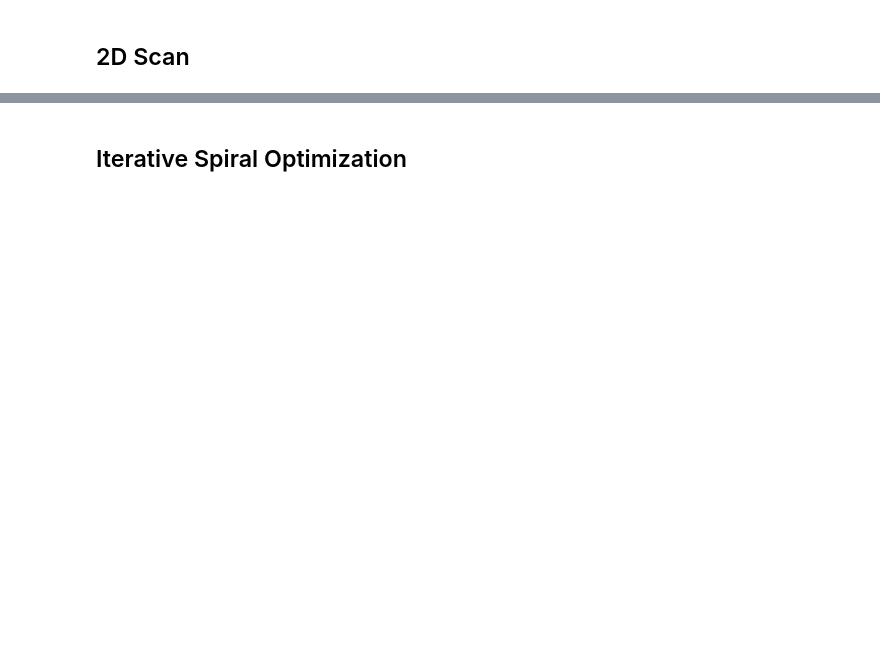
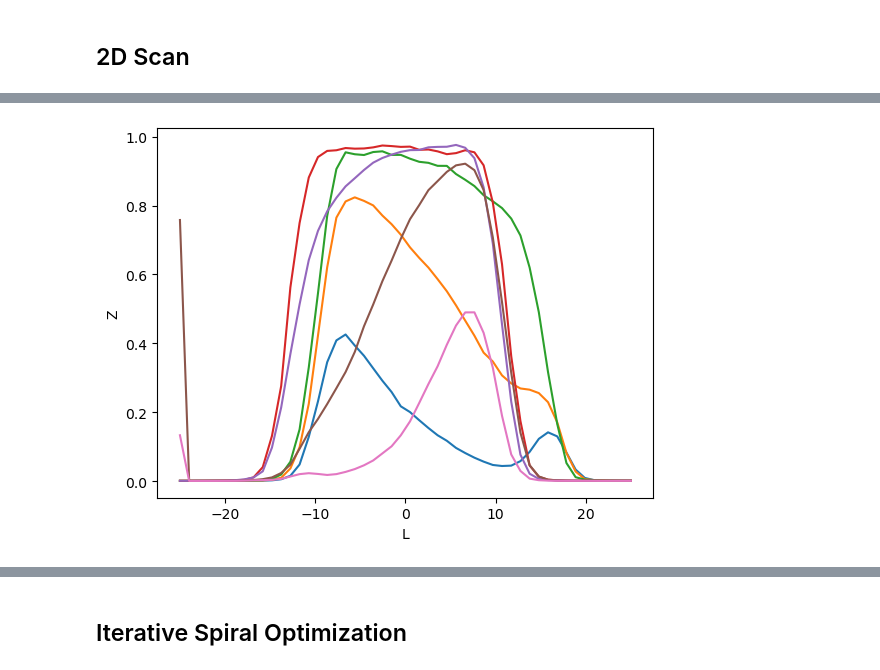
Before and after one commit to Stockholm254/servotest, a Jupyter notebook: src/expctl/servers/servoaligner/servocomp.ipynb, the cells around one changed output, grey strips where cells are left out. Cells and saved outputs as stored; diff of their text form; code cells hidden in the pictures; blank space fills up the shorter version.

```diff
--- a/src/expctl/servers/servoaligner/servocomp.ipynb
+++ b/src/expctl/servers/servoaligner/servocomp.ipynb
@@ -139,0 +239,15 @@ array([ 14.04687281, 474.56078037])
+# %%
+N_pts = 50
+POS_MASK = B_X_XDOT_MASK
+SCAN_RANGE = 25
+dataXoffset=[]
+idx=0
+xxdot =muList[0]
+yydot = np.array([100*(-2+idx),(-67)*(-2+idx)])
+# for i in range(-3,4):
+#     zero = np.array([0,0,0,0,xxdot[0]+ i*100, yydot[0],xxdot[1]+i*(-67),yydot[1]])
+#     cf = lambda para: callback_func(para,pos_mask=POS_MASK,zero=zero)
+#     vec = slope2perpvec(-0.67)
+#     L,Z = motor_1d_scan(N_pts,SCAN_RANGE,vec,servos,cf)
+#     dataXoffset.append((i,L,Z))
+# %% [output]
@@ -139,0 +268 @@ array([ 14.04687281, 474.56078037])
+[figure, added]
```
Also changed, not shown: parts of 33 cells of this notebook, 18 other files.
